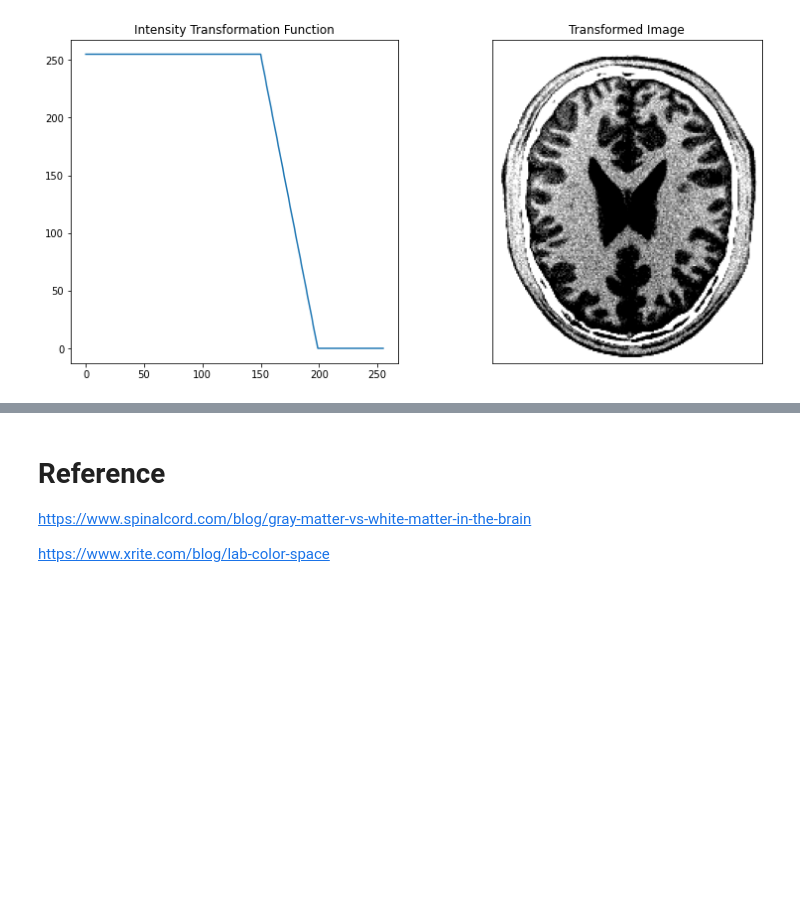
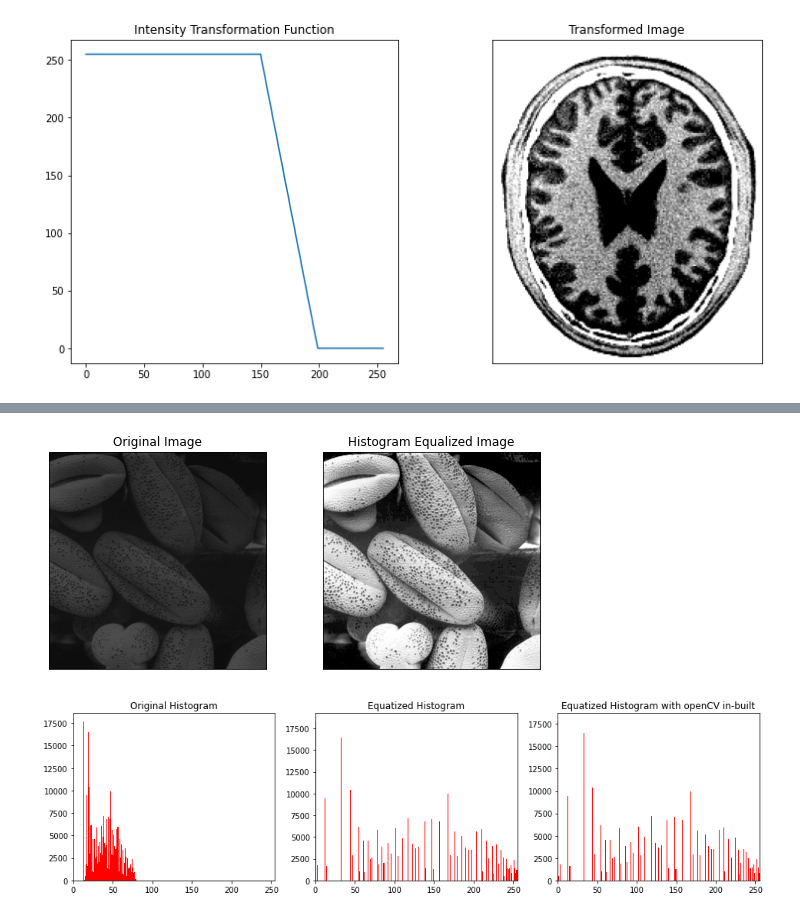
Before and after one commit to GevinduGanganath/EN2550, a Jupyter notebook: Assignment 1/Assignment 1.ipynb, the cells around one changed output, grey strips where cells are left out. Cells and saved outputs as stored; diff of their text form; code cells hidden in the pictures; blank space fills up the shorter version.

```diff
--- a/Assignment 1/Assignment 1.ipynb
+++ b/Assignment 1/Assignment 1.ipynb
@@ -98,6 +104,48 @@ plt.show()
-# %% [markdown]
-# Reference
-
-https://www.spinalcord.com/blog/gray-matter-vs-white-matter-in-the-brain
-
-https://www.xrite.com/blog/lab-color-space
+# %%
+# Question 4
+
+def equalizeHist(img):
+    hist = np.histogram(img.flatten(),256,[0,256])[0]
+    cdf = hist.cumsum()
+    cdf = np.ma.masked_equal(cdf,0)
+    cdf = (cdf - cdf.min())*255/(cdf.max()-cdf.min())
+    cdf = np.ma.filled(cdf,0).astype('uint8')
+    img_equatized = cv.LUT(img, cdf)
+
+    return img_equatized
+# %%
+# Question 4
+
+fig4 = cv.imread("Images\shells.png", cv.IMREAD_GRAYSCALE)
+assert fig4 is not None
+
+fig4_equatized = equalizeHist(fig4)
+fig4_equatized_inbuilt = cv.equalizeHist(fig4)
+
+fig, ax = plt.subplots(1, 2, figsize=(9, 4))
+ax[0].imshow(fig4, cmap = "gray", vmin=0, vmax=255)
+ax[0].get_xaxis().set_visible(False)
+ax[0].get_yaxis().set_visible(False)
+ax[0].set_title("Original Image")
+ax[1].imshow(fig4_equatized, cmap = "gray", vmin=0, vmax=255)
+ax[1].get_xaxis().set_visible(False)
+ax[1].get_yaxis().set_visible(False)
+ax[1].set_title("Histogram Equalized Image")
+plt.savefig(r"Report/Images/41.jpg")
+
+fig, ax = plt.subplots(1, 3, figsize=(16, 4))
+ax[0].hist(fig4.flatten(),256,[0,256], color = 'r')
+ax[0].set_xlim([0, 255])
+ax[0].set_title("Original Histogram")
+ax[1].hist(fig4_equatized.flatten(),256,[0,256], color = 'r')
+ax[1].set_xlim([0, 255])
+ax[1].set_title("Equatized Histogram")
+ax[2].hist(fig4_equatized_inbuilt.flatten(),256,[0,256], color = 'r')
+ax[2].set_xlim([0, 255])
+ax[2].set_title("Equatized Histogram with openCV in-built")
+plt.savefig(r"Report/Images/42.jpg")
+
+plt.show()
+# %% [output]
+[figure, added]
+[figure, added]
```
Also changed, not shown: parts of 2 cells of this notebook, 16 other files.
